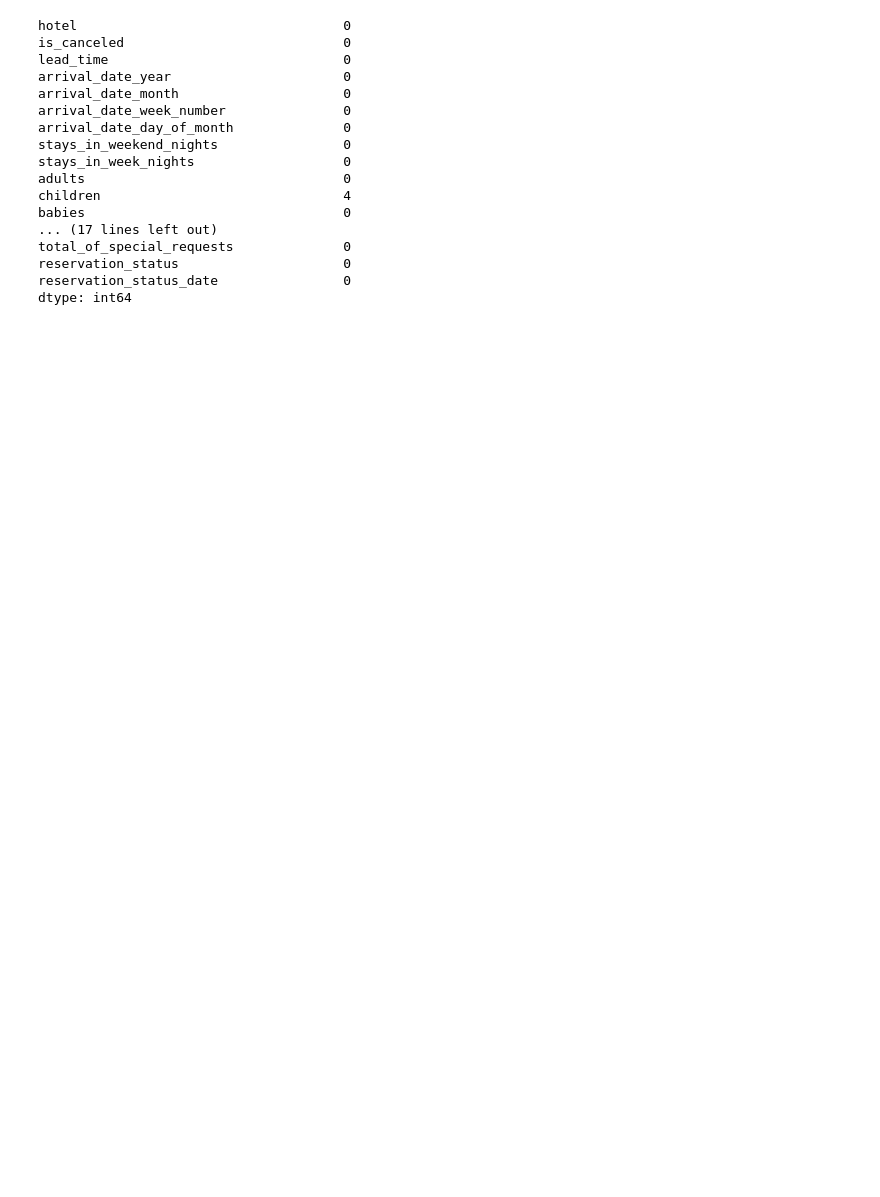
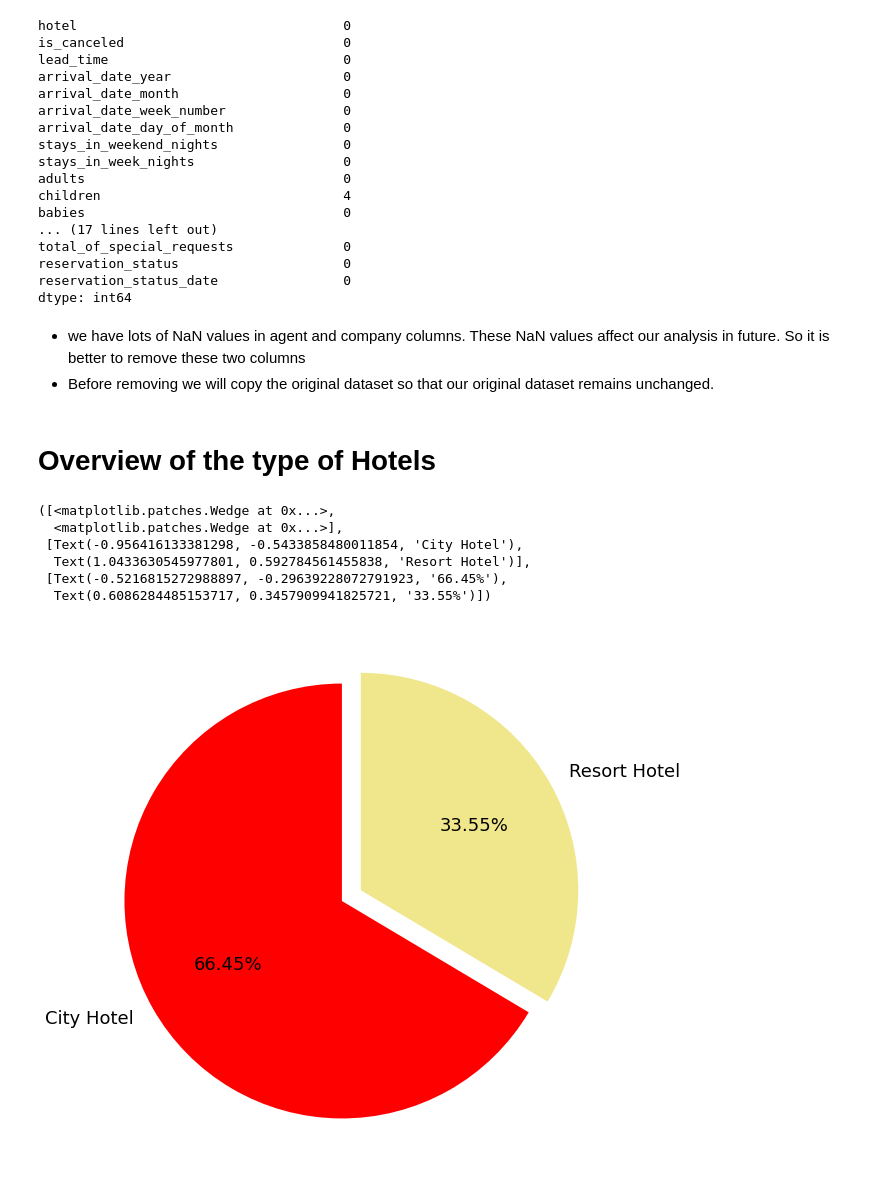
Before and after one commit to amitkumar8486/EDA-Hotel-Booking-Analysis, a Jupyter notebook: EDA_Hotel_Booking_Analysis.ipynb, the cells around one changed output. Drawn from its saved outputs; the diff is of its cells as text; code cells hidden in the pictures; blank space fills up the shorter version.

Commit message:
overview of types of hotels

```diff
--- a/EDA_Hotel_Booking_Analysis.ipynb
+++ b/EDA_Hotel_Booking_Analysis.ipynb
@@ -68,3 +70,34 @@ total_of_special_requests              0
 reservation_status                     0
 reservation_status_date                0
 dtype: int64
+# %% [markdown]
+* we have lots of NaN values in agent and company columns. These NaN values affect our analysis in future. So it is better to remove these two columns
+* Before removing we will copy the original dataset so that our original dataset remains unchanged.
+# %% [markdown]
+# **Overview of the type of Hotels**
+# %%
+#configuring the pie chart
+plt.rcParams['figure.figsize'] = 10,10
+
+# Indexing labels. tolist() will convert the index to list
+labels = hotel_df['hotel'].value_counts().index.tolist()
+
+# Convert value counts to list
+sizes = hotel_df['hotel'].value_counts().tolist()
+
+# Explode will determine how much each section is separated from each other
+explode = (0, 0.1)
+
+# Determine colour of pie chart
+colors = ['r','khaki']
+
+#ploting the pie chart
+plt.pie(sizes, explode=explode, labels=labels, colors=colors, autopct='%1.2f%%',startangle=90, textprops={'fontsize': 18})
+# %% [output]
+([<matplotlib.patches.Wedge at 0x...>,
+  <matplotlib.patches.Wedge at 0x...>],
+ [Text(-0.956416133381298, -0.5433858480011854, 'City Hotel'),
+  Text(1.0433630545977801, 0.592784561455838, 'Resort Hotel')],
+ [Text(-0.5216815272988897, -0.29639228072791923, '66.45%'),
+  Text(0.6086284485153717, 0.3457909941825721, '33.55%')])
+[figure, added]
```
Also changed, not shown: parts of 3 cells of this notebook.
